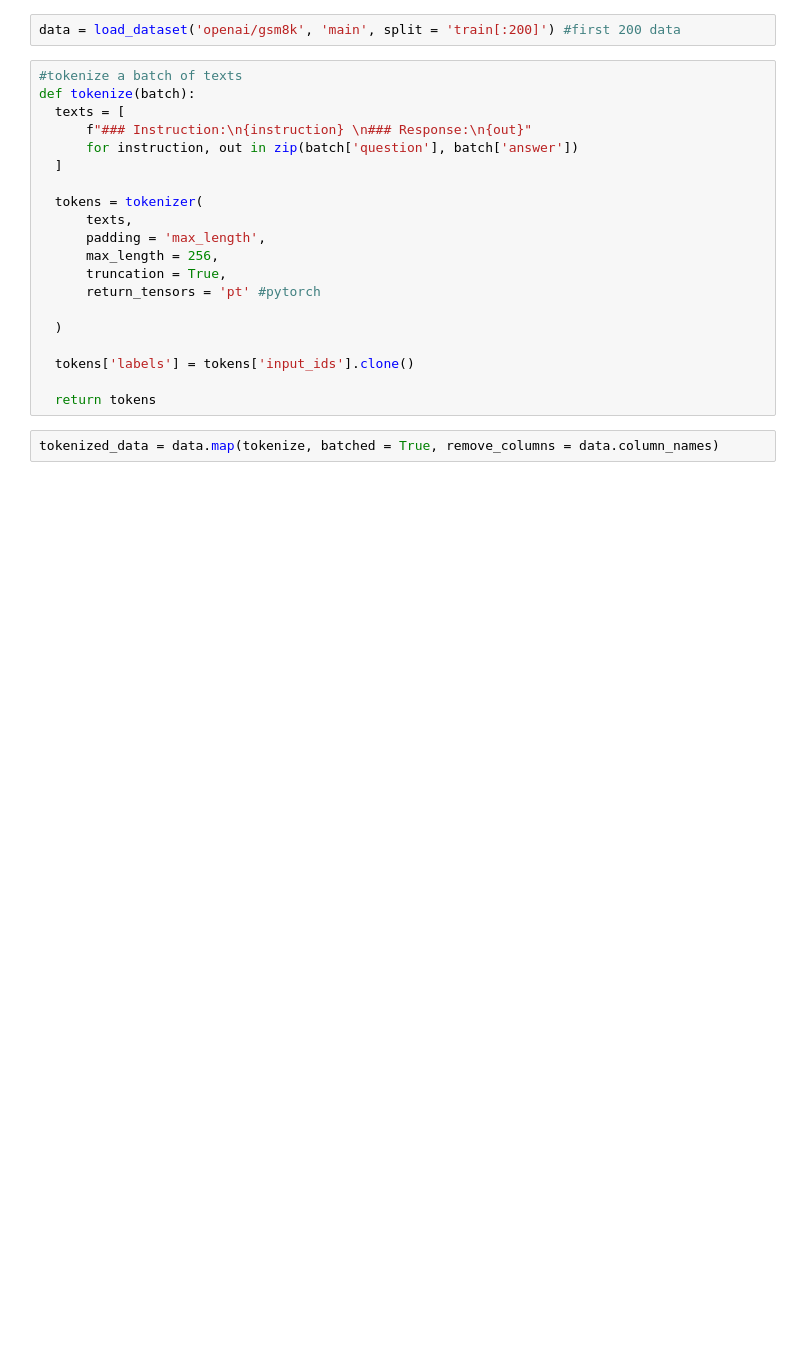
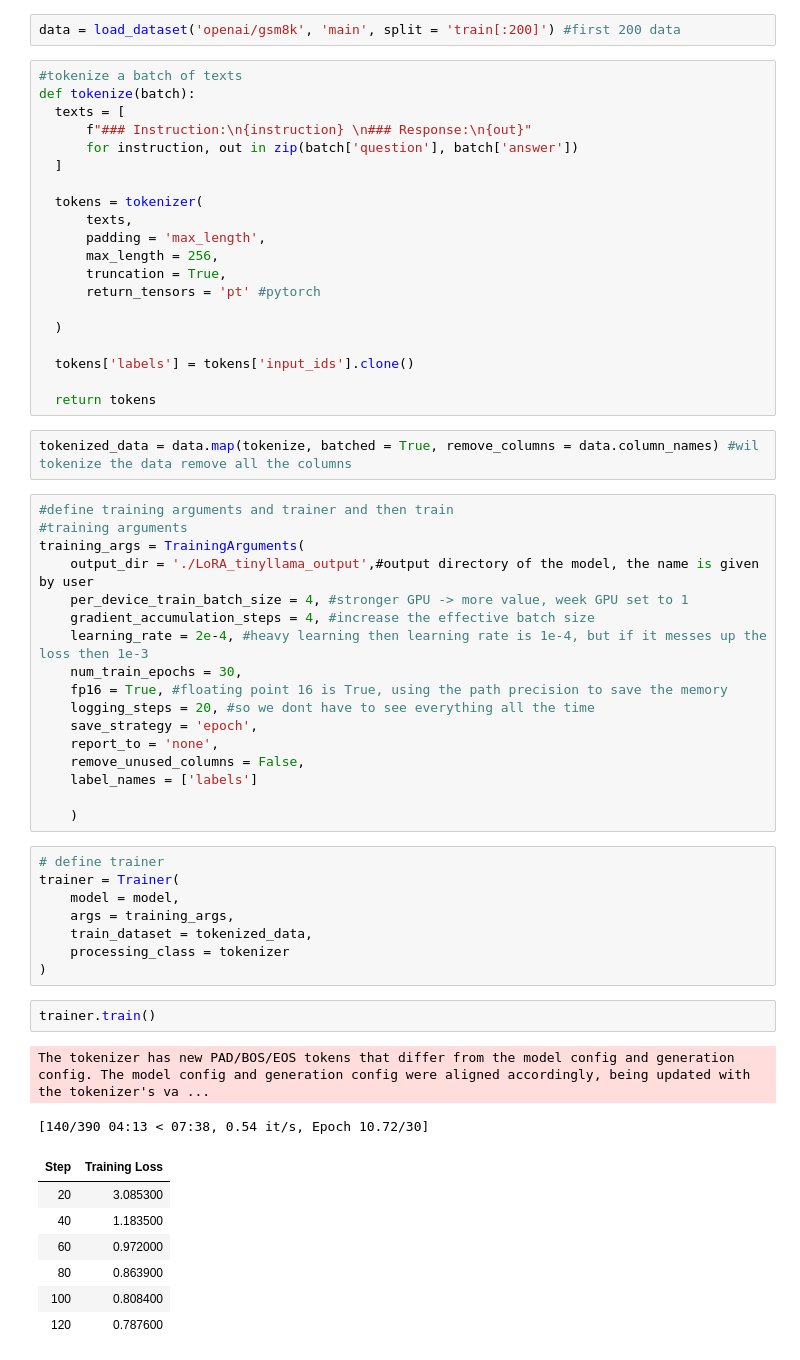
Before and after one commit to JhanviMistry/LoRA, a Jupyter notebook: LoRA.ipynb, the cells around one changed output. Drawn from its saved outputs; the diff is of its cells as text; blank space fills up the shorter version.

```diff
--- a/LoRA.ipynb
+++ b/LoRA.ipynb
@@ -83,4 +85,41 @@ def tokenize(batch):
 
   return tokens
 # %%
-tokenized_data = data.map(tokenize, batched = True, remove_columns = data.column_names)
+tokenized_data = data.map(tokenize, batched = True, remove_columns = data.column_names) #wil tokenize the data remove all the columns
+# %%
+#define training arguments and trainer and then train
+#training arguments
+training_args = TrainingArguments(
+    output_dir = './LoRA_tinyllama_output',#output directory of the model, the name is given by user
+    per_device_train_batch_size = 4, #stronger GPU -> more value, week GPU set to 1
+    gradient_accumulation_steps = 4, #increase the effective batch size
+    learning_rate = 2e-4, #heavy learning then learning rate is 1e-4, but if it messes up the loss then 1e-3
+    num_train_epochs = 30,
+    fp16 = True, #floating point 16 is True, using the path precision to save the memory
+    logging_steps = 20, #so we dont have to see everything all the time
+    save_strategy = 'epoch',
+    report_to = 'none',
+    remove_unused_columns = False,
+    label_names = ['labels']
+
+    )
+# %%
+# define trainer
+trainer = Trainer(
+    model = model,
+    args = training_args,
+    train_dataset = tokenized_data,
+    processing_class = tokenizer
+)
+# %%
+trainer.train()
+# %% [output]
+The tokenizer has new PAD/BOS/EOS tokens that differ from the model config and generation config. The model config and generation config were aligned accordingly, being updated with the tokenizer's va ...
+[140/390 04:13 < 07:38, 0.54 it/s, Epoch 10.72/30]
+| Step | Training Loss |
+| 20 | 3.085300 |
+| 40 | 1.183500 |
+| 60 | 0.972000 |
+| 80 | 0.863900 |
+| 100 | 0.808400 |
+| 120 | 0.787600 |
```
Also changed, not shown: parts of 4 cells of this notebook.
